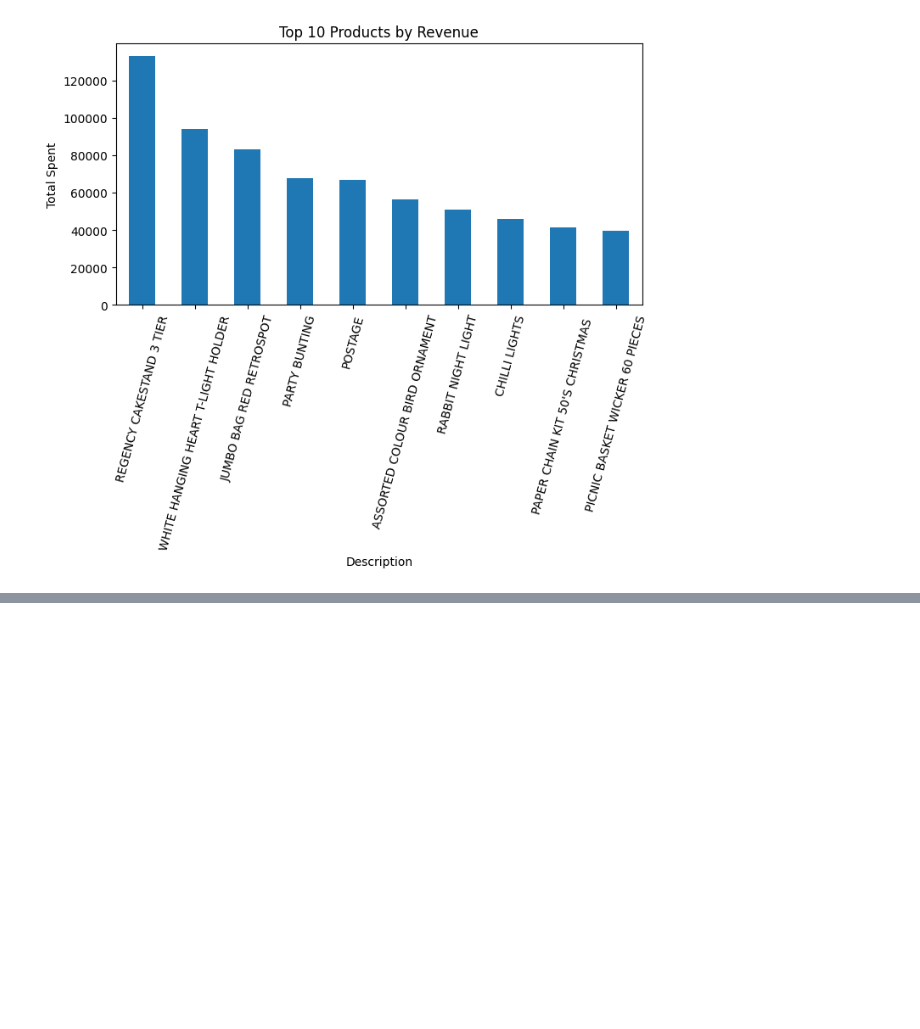
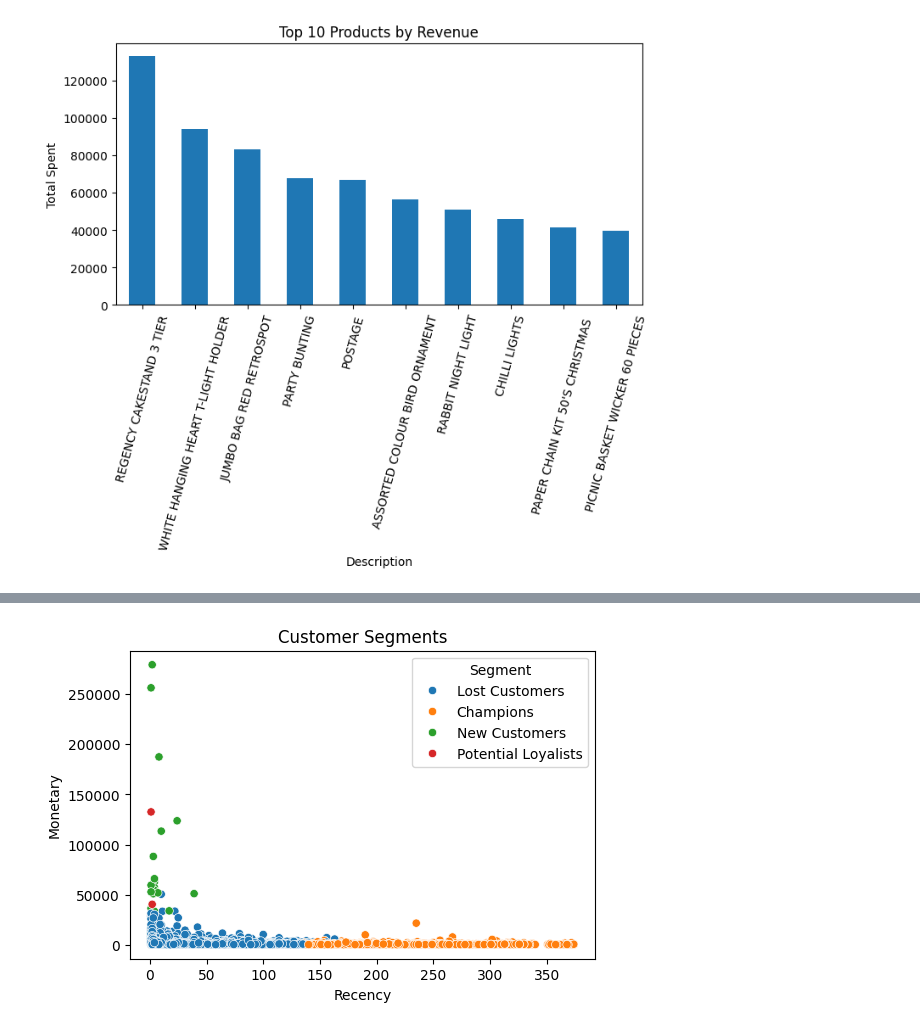
Before and after one commit to Rahamatulla-Mothukuri/Customer-Segmentation, a Jupyter notebook: Customer Segmentation.ipynb, the cells around one changed output, grey strips where cells are left out. Cells and saved outputs as stored; diff of their text form; code cells hidden in the pictures; blank space fills up the shorter version.

```diff
--- a/Customer Segmentation.ipynb
+++ b/Customer Segmentation.ipynb
@@ -256,0 +314,21 @@ plt.show()
+# %%
+rfm["Segment"] = rfm["Cluster"].map({
+    0: "Champions",
+    1: "Lost Customers",
+    2: "Potential Loyalists",
+    3: "New Customers"
+})
+# %%
+import seaborn as sns
+
+plt.figure(figsize=(6,4))
+sns.scatterplot(
+    data=rfm,
+    x="Recency",
+    y="Monetary",
+    hue="Segment"
+)
+plt.title("Customer Segments")
+plt.show()
+# %% [output]
+[figure, added]
```
Also changed, not shown: parts of 8 cells of this notebook.
